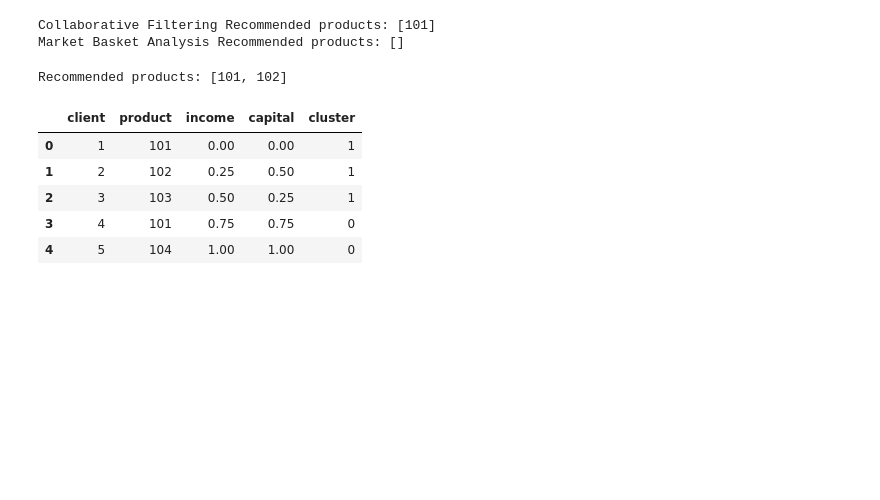
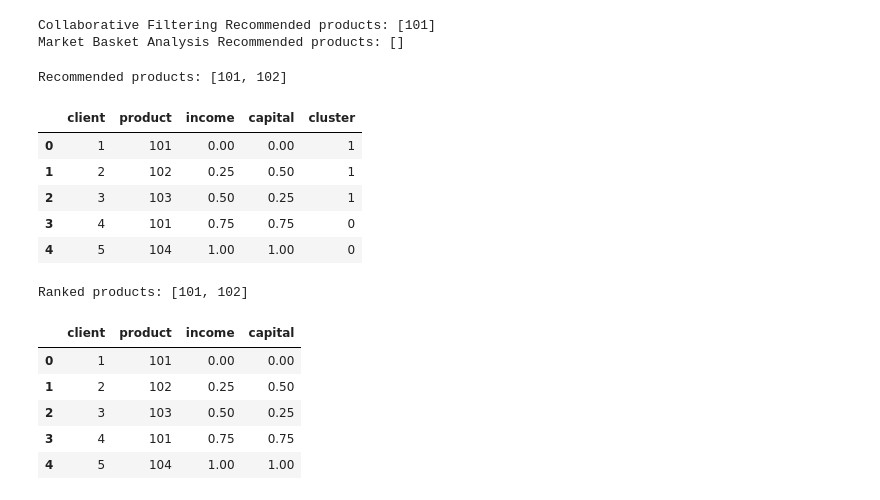
Before and after one commit to sathishmtech01/genQuiz, a Jupyter notebook: recommendationengine.ipynb, the cells around one changed output. Drawn from its saved outputs; the diff is of its cells as text; code cells hidden in the pictures; blank space fills up the shorter version.

```diff
--- a/recommendationengine.ipynb
+++ b/recommendationengine.ipynb
@@ -101,3 +101,65 @@ data
 | 2 | 3 | 103 | 0.50 | 0.25 | 1 |
 | 3 | 4 | 101 | 0.75 | 0.75 | 0 |
 | 4 | 5 | 104 | 1.00 | 1.00 | 0 |
+# %%
+import pandas as pd
+from scipy.sparse.linalg import svds
+from sklearn.preprocessing import MinMaxScaler
+import numpy as np
+# Sample data
+data = pd.DataFrame({
+    'client': [1, 2, 3, 4, 5],
+    'product': [101, 102, 103, 101, 104],
+    'income': [50000, 60000, 70000, 80000, 90000],
+    'capital': [10000, 20000, 15000, 25000, 30000]
+})
+
+# Create a client-product interaction matrix
+interaction_matrix = pd.crosstab(data['client'], data['product']).astype(float)
+interaction_matrix.fillna(0, inplace=True)
+# Ensure the interaction matrix is a numpy array of floats
+interaction_matrix_np = interaction_matrix.to_numpy()
+# Apply SVD
+U, sigma, Vt = svds(interaction_matrix_np, k=2)
+sigma = np.diag(sigma)
+
+# Compute predicted ratings
+predicted_ratings = np.dot(np.dot(U, sigma), Vt)
+predicted_ratings_df = pd.DataFrame(predicted_ratings, columns=interaction_matrix.columns, index=interaction_matrix.index)
+
+# Normalize income and capital
+scaler = MinMaxScaler()
+data[['income', 'capital']] = scaler.fit_transform(data[['income', 'capital']])
+
+# Compute a feature score for each client-product pair
+def compute_feature_score(client, product, income, capital):
+    return income * 0.5 + capital * 0.5  # Example scoring formula
+
+# Add feature scores to the predictions
+for client in data['client'].unique():
+    client_data = data[data['client'] == client]
+    for product in data['product'].unique():
+        feature_score = compute_feature_score(client, product, client_data['income'].values[0], client_data['capital'].values[0])
+        if product in predicted_ratings_df.columns:
+            predicted_ratings_df.loc[client, product] += feature_score
+
+# Rank products based on the combined score
+def rank_products(client_id, top_n=2):
+    client_scores = predicted_ratings_df.loc[client_id].sort_values(ascending=False)
+    ranked_products = client_scores.index.tolist()
+    return ranked_products[:top_n]
+
+# Example recommendation
+ranked_products = rank_products(client_id=1, top_n=2)
+print("Ranked products:", ranked_products)
+# %% [output]
+Ranked products: [101, 102]
+# %%
+data
+# %% [output]
+|  | client | product | income | capital |
+| 0 | 1 | 101 | 0.00 | 0.00 |
+| 1 | 2 | 102 | 0.25 | 0.50 |
+| 2 | 3 | 103 | 0.50 | 0.25 |
+| 3 | 4 | 101 | 0.75 | 0.75 |
+| 4 | 5 | 104 | 1.00 | 1.00 |
```
Also changed, not shown: parts of 2 cells of this notebook.
